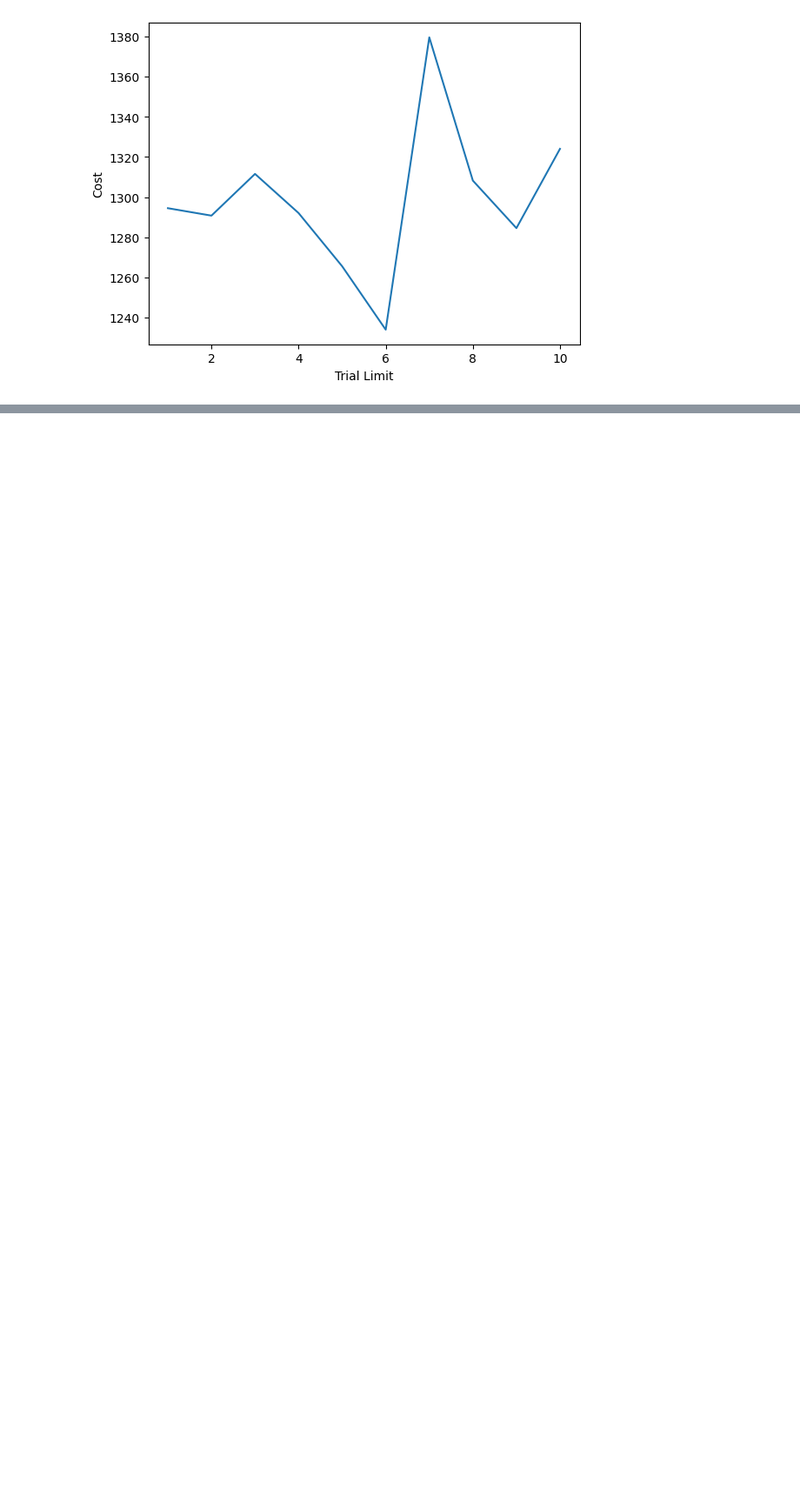
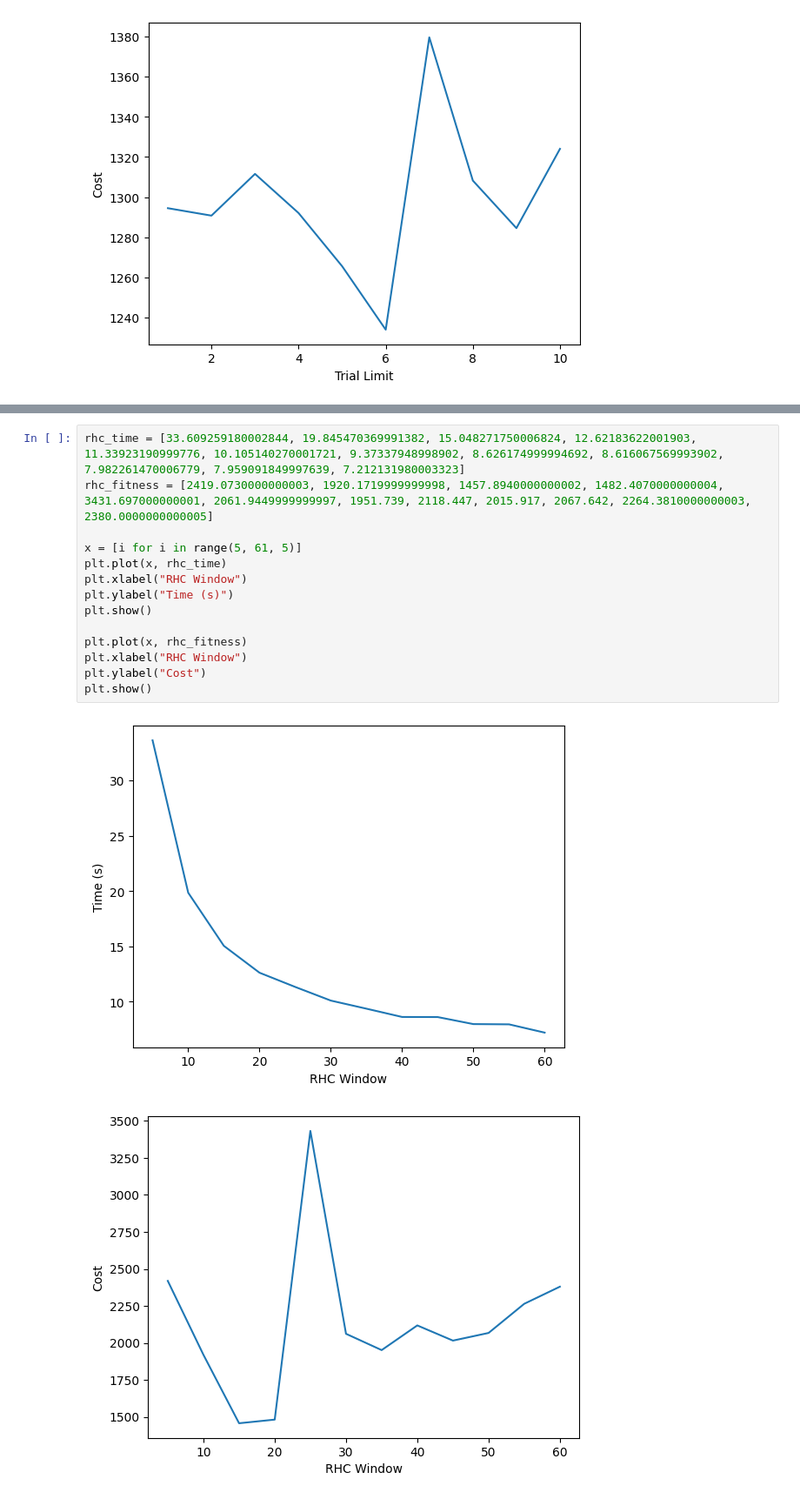
Before and after one commit to Abhijith-TR/Aircraft-Scheduling, a Jupyter notebook: results.ipynb, the cells around one changed output, grey strips where cells are left out. Shown at 87% size. Saved outputs shown, nothing was run; the diff lists cells and outputs as text; blank space fills up the shorter version.

```diff
--- a/results.ipynb
+++ b/results.ipynb
@@ -108,0 +139,17 @@ trial_retry_time = [1283.5270000000003, 1225.567, 1323.298, 1407.298, 1370.45900
+# %%
+rhc_time = [33.609259180002844, 19.845470369991382, 15.048271750006824, 12.62183622001903, 11.33923190999776, 10.105140270001721, 9.37337948998902, 8.626174999994692, 8.616067569993902, 7.982261470006779, 7.959091849997639, 7.212131980003323]
+rhc_fitness = [2419.0730000000003, 1920.1719999999998, 1457.8940000000002, 1482.4070000000004, 3431.697000000001, 2061.9449999999997, 1951.739, 2118.447, 2015.917, 2067.642, 2264.3810000000003, 2380.0000000000005]
+
+x = [i for i in range(5, 61, 5)]
+plt.plot(x, rhc_time)
+plt.xlabel("RHC Window")
+plt.ylabel("Time (s)")
+plt.show()
+
+plt.plot(x, rhc_fitness)
+plt.xlabel("RHC Window")
+plt.ylabel("Cost")
+plt.show()
+# %% [output]
+[figure, added]
+[figure, added]
```
Also changed, not shown: parts of 2 cells of this notebook, 16 other files.
